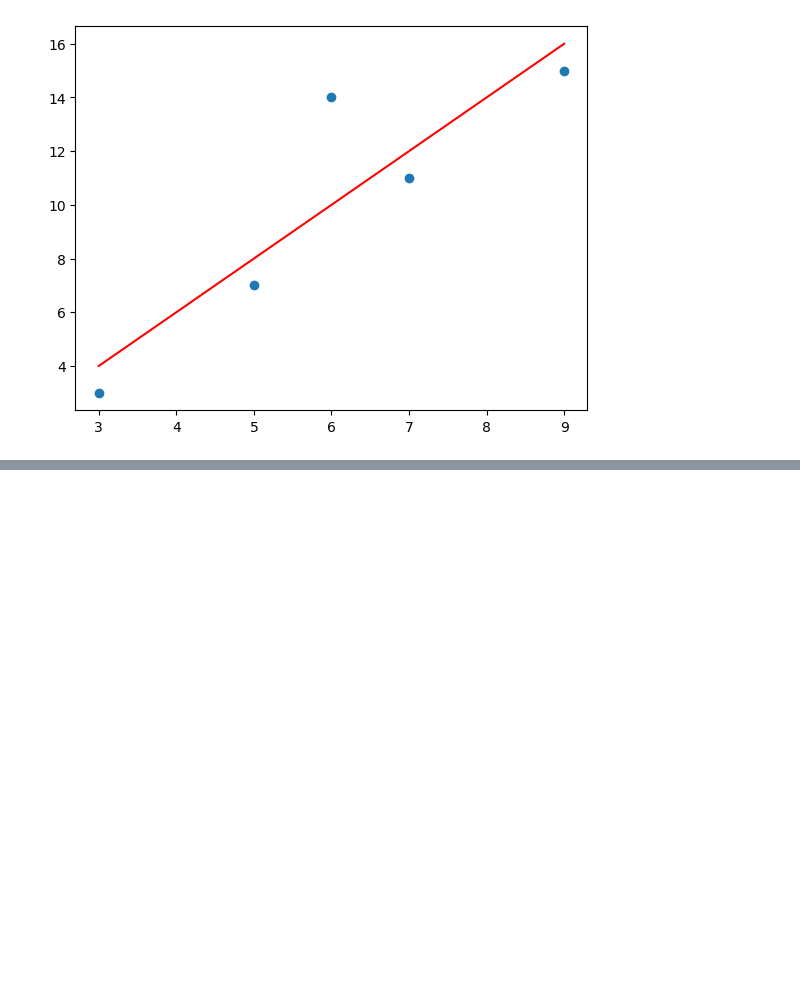
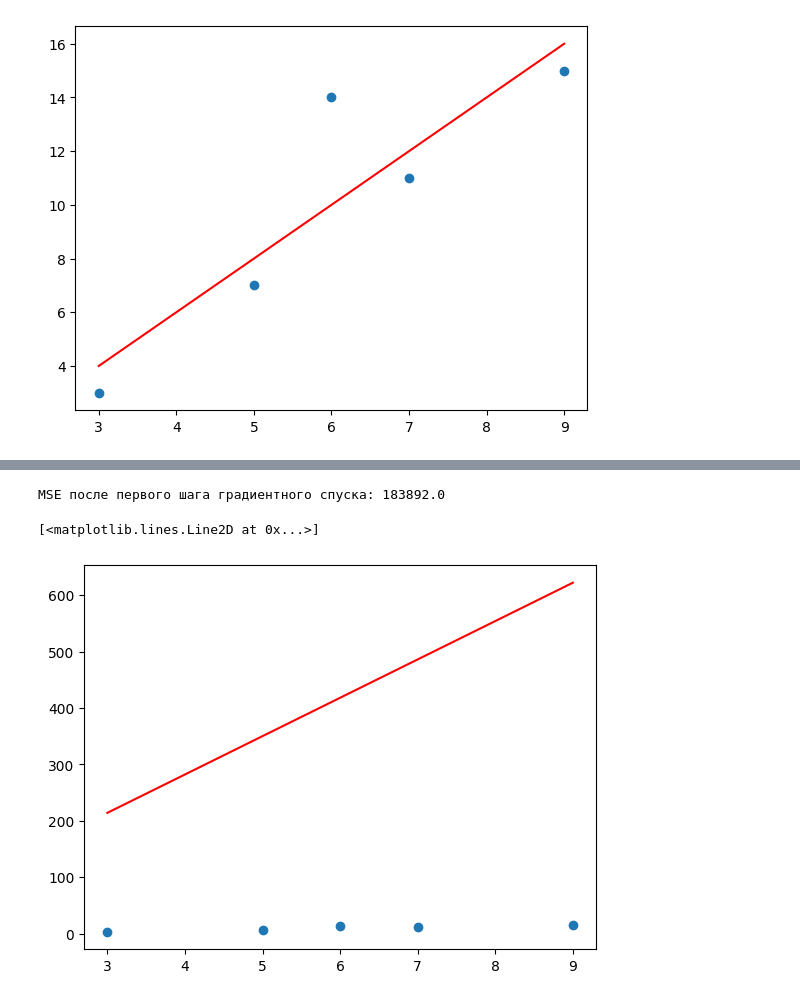
Before and after one commit to Undeadguy0/SEM_5, a Jupyter notebook: Машинное_обучение/1-2.ipynb, the cells around one changed output, grey strips where cells are left out. Cells and saved outputs as stored; diff of their text form; code cells hidden in the pictures; blank space fills up the shorter version.

```diff
--- a/Машинное_обучение/1-2.ipynb
+++ b/Машинное_обучение/1-2.ipynb
@@ -43,0 +104,13 @@ ax.plot(x_space, y_pred, 'r')
+# %%
+# Реализуем шаг градиентного спуска
+regr.fit(x, Y)
+print("MSE после первого шага градиентного спуска:", regr.MSE(x, Y))
+Y_pred = regr.predict(x_space)
+fig = plt.figure()
+ax = fig.add_axes([0.1, 0.1, 0.8, 0.8])
+ax.scatter(x, Y)
+ax.plot(x_space, Y_pred, 'r')
+# %% [output]
+MSE после первого шага градиентного спуска: 183892.0
+[<matplotlib.lines.Line2D at 0x...>]
+[figure, added]
```
Also changed, not shown: parts of 26 cells of this notebook, 46 other files.
